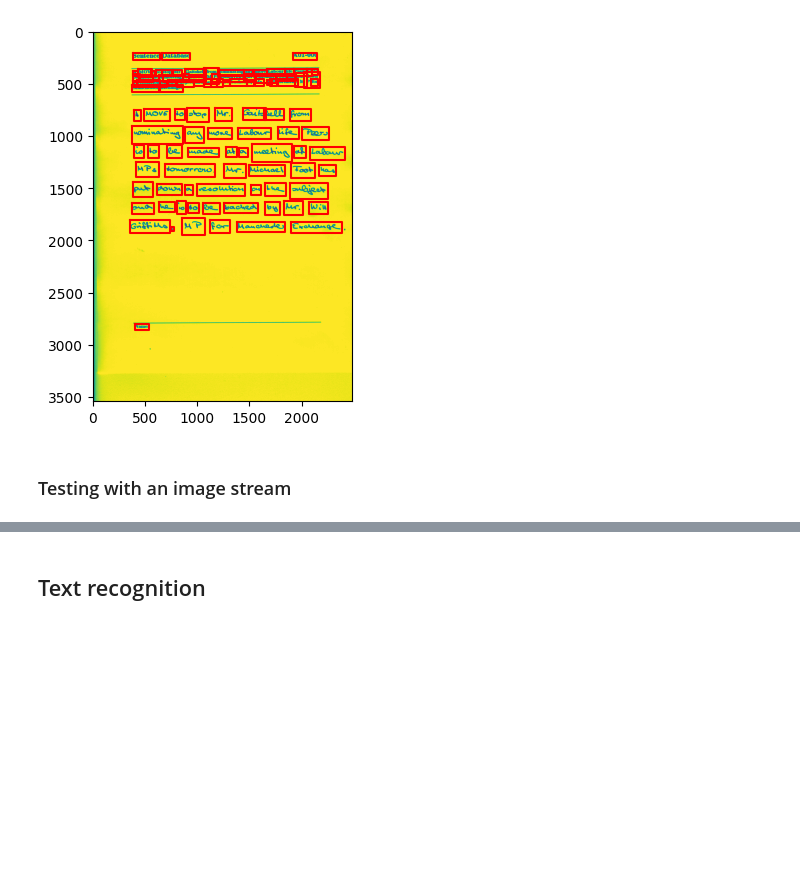
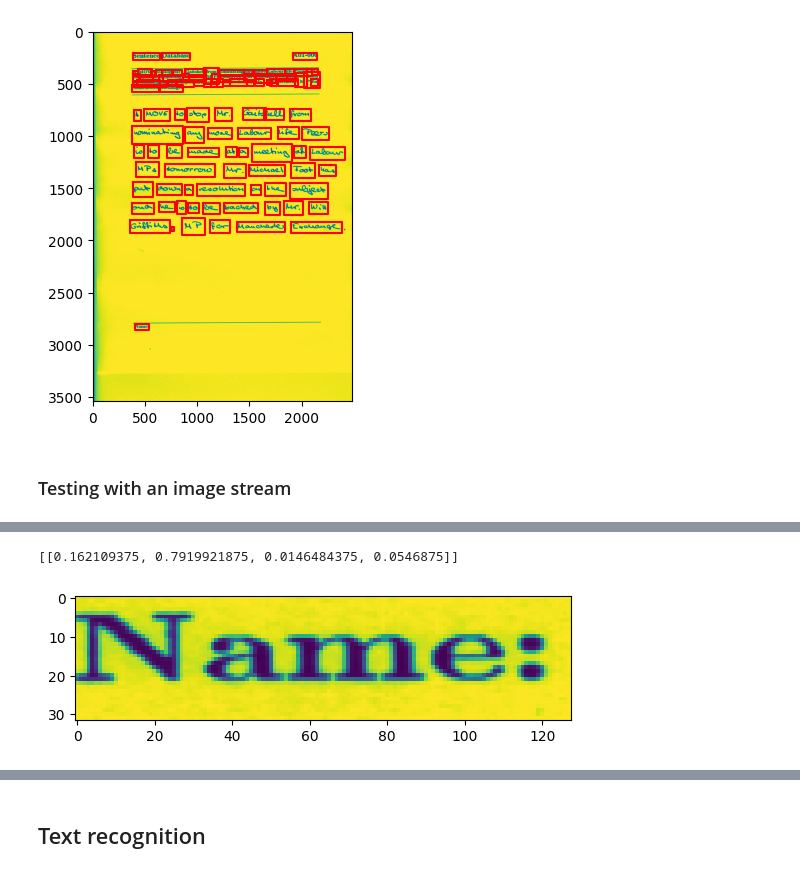
Before and after one commit to sfc-gh-zblackwood/OCRPyMan, a Jupyter notebook: notebooks/detection_recognition_model.ipynb, the cells around one changed output, grey strips where cells are left out. Saved outputs shown, nothing was run; the diff lists cells and outputs as text; code cells hidden in the pictures; blank space fills up the shorter version.

Commit message:
Adding crop img

```diff
--- a/notebooks/detection_recognition_model.ipynb
+++ b/notebooks/detection_recognition_model.ipynb
@@ -118,0 +123,8 @@ TypeError: unsupported object type for argument 'file'
+# %%
+img_path = '../data/formsA-D/a01-000u.png'
+doctr_bboxes = get_image_bounding_boxes(img_path)
+img_arr = load_image(img_path)
+img_size = (img_arr.shape[0], img_arr.shape[1])
+
+bounding_boxes = format_bounding_boxes(doctr_bboxes, (1,1))
+bounding_boxes_xyhw = format_bounding_boxes_xyhw(doctr_bboxes, (1,1))
@@ -118,0 +134,23 @@ TypeError: unsupported object type for argument 'file'
+# %%
+def reorder_bounding_boxes_coords():
+    return []
+bboxes = [[0.7919921875, 0.162109375,0.0146484375, 0.0546875,]]
+list(map(lambda bbox: [bbox[1], bbox[0], bbox[2], bbox[3]], bboxes))
+# %% [output]
+[[0.162109375, 0.7919921875, 0.0146484375, 0.0546875]]
+# %%
+bboxes = [bounding_boxes[0]]
+# bboxes = [bounding_boxes_xyhw[0]]
+crops = tf.image.crop_and_resize(
+    tf.expand_dims(img_arr, 0),
+    boxes=list(map(lambda bbox: [bbox[1], bbox[0], bbox[3], bbox[2]], bboxes)),
+    # boxes=bboxes,
+    crop_size=[32, 128], # To resize the crop (32, 128)
+    box_indices=list(range(len(bboxes)))
+)
+
+for crop in crops:
+    plt.imshow(crop)
+    plt.plot()
+# %% [output]
+[figure, added]
```
Also changed, not shown: parts of 21 cells of this notebook, 2 other files.
